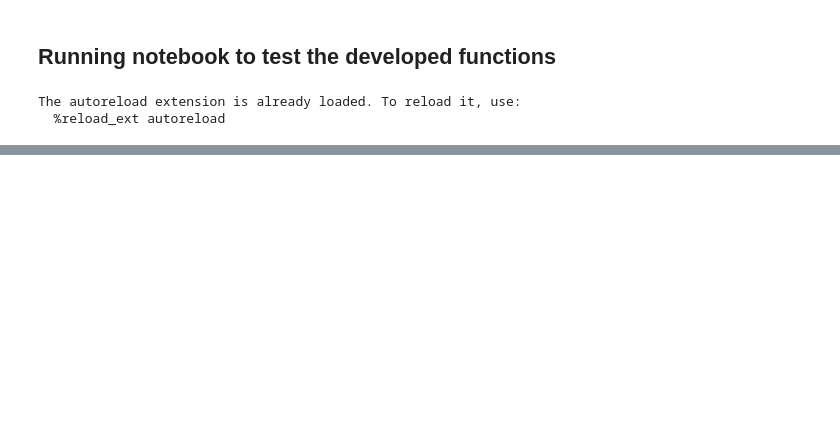
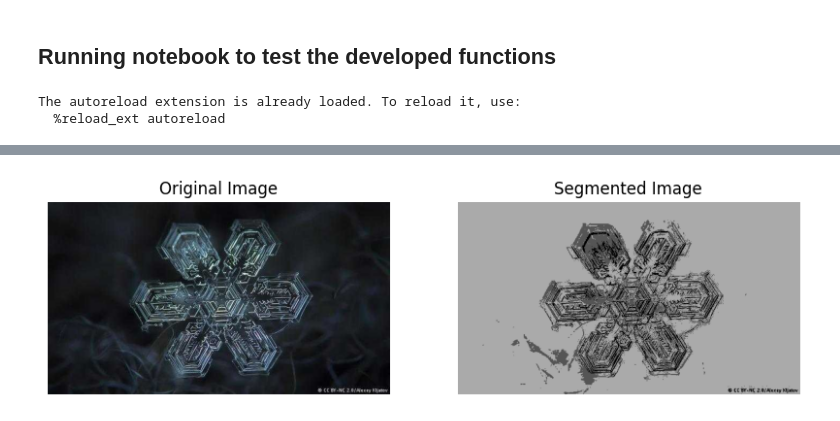
Before and after one commit to lusxvr/sf_ranking, a Jupyter notebook: dev.ipynb, the cells around one changed output, grey strips where cells are left out. Cells and saved outputs as stored; diff of their text form; code cells hidden in the pictures; blank space fills up the shorter version.

Commit message:
add segmentation prp

```diff
--- a/dev.ipynb
+++ b/dev.ipynb
@@ -15,0 +18,88 @@ The autoreload extension is already loaded. To reload it, use:
+# %%
+import cv2
+import numpy as np
+from sklearn.cluster import KMeans
+from skimage.filters import gabor
+from scipy.spatial.distance import euclidean
+from skfuzzy import cmeans
+import matplotlib.pyplot as plt
+
+def segment_image(image_path, threshold=100):
+    # Step 1: Read the image
+    img = cv2.imread(image_path)
+    gray = cv2.cvtColor(img, cv2.COLOR_BGR2GRAY)
+
+    # Step 2: Apply Canny edge detection
+    edges = cv2.Canny(gray, 100, 200)
+
+    # Step 3: Connected components
+    num_labels, labels, stats, centroids = cv2.connectedComponentsWithStats(edges, connectivity=8)
+
+    # Step 4: Extract Gabor features for each valid region
+    valid_centroids = []
+    gabor_features = []
+    for i, (x, y) in enumerate(centroids):
+        if stats[i, cv2.CC_STAT_AREA] < 5:  # Skip small regions
+            continue
+        # Crop a small region around the centroid
+        x, y = int(x), int(y)
+        patch = gray[max(0, y-10):y+10, max(0, x-10):x+10]
+        if patch.size == 0:
+            continue
+        # Compute Gabor features
+        feature, _ = gabor(patch, frequency=0.6)
+        gabor_features.append(feature.mean())
+        valid_centroids.append((x, y))
+
+    # Convert valid centroids to NumPy array for easier processing
+    valid_centroids = np.array(valid_centroids)
+
+    # Merge centers based on Euclidean and feature distance
+    reduced_centroids = []
+    for i, c1 in enumerate(valid_centroids):
+        merged = False
+        for j, c2 in enumerate(reduced_centroids):
+            spatial_dist = euclidean(c1, c2)
+            feature_dist = abs(gabor_features[i] - gabor_features[j])
+            if spatial_dist * feature_dist < threshold:
+                merged = True
+                break
+        if not merged:
+            reduced_centroids.append(c1)
+
+    # Step 5: Apply FCM Clustering
+    reduced_centroids = np.array(reduced_centroids)
+    reshaped = img.reshape((-1, 3)).astype(np.float32)
+
+    # Apply Fuzzy C-means Clustering
+    cntr, u, u0, d, jm, p, fpc = cmeans(
+        data=reshaped.T, c=3, m=2, error=0.005, maxiter=1000, init=None
+    )
+
+    # Assign clusters to pixels
+    cluster_map = np.argmax(u, axis=0).reshape(img.shape[:2])
+
+    # Visualize the segmented image
+    segmented_image = np.zeros_like(img)
+    for i in range(3):  # Assuming 3 clusters
+        segmented_image[cluster_map == i] = (i * 85, i * 85, i * 85)
+
+
+
+    plt.figure(figsize=(10, 8))
+    plt.subplot(1, 2, 1)
+    plt.title("Original Image")
+    plt.imshow(cv2.cvtColor(img, cv2.COLOR_BGR2RGB))
+    plt.axis('off')
+
+    plt.subplot(1, 2, 2)
+    plt.title("Segmented Image")
+    plt.imshow(cv2.cvtColor(segmented_image, cv2.COLOR_BGR2RGB))
+    plt.axis('off')
+    plt.show()
+
+    return segmented_image
+
+# Run the segmentation workflow
+image = segment_image("data/008.jpg")
+# %% [output]
@@ -16 +107,2 @@ The autoreload extension is already loaded. To reload it, use:
+[figure, added]
 # %%
```
Also changed, not shown: parts of 7 cells of this notebook, 1 other file.
